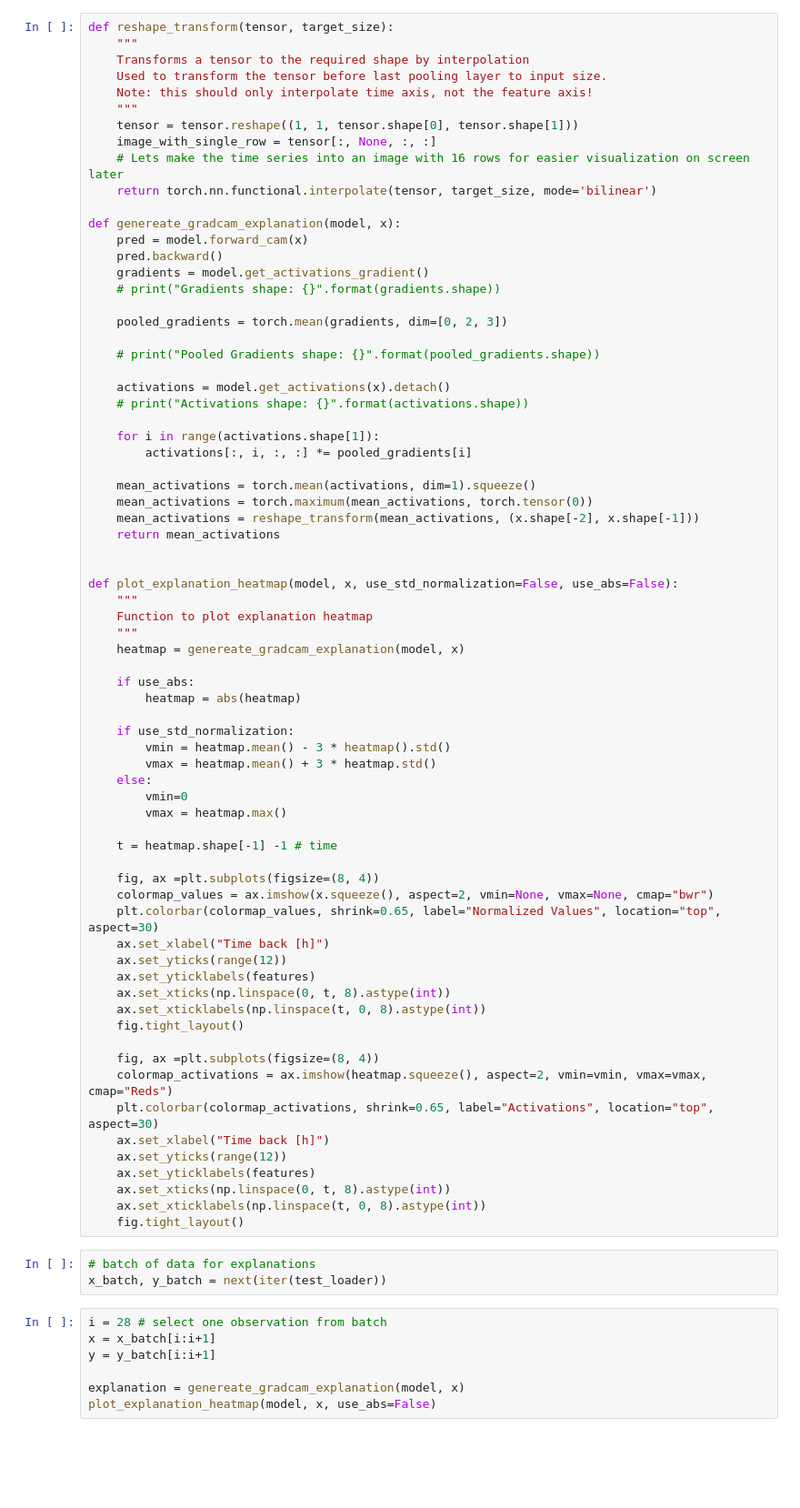
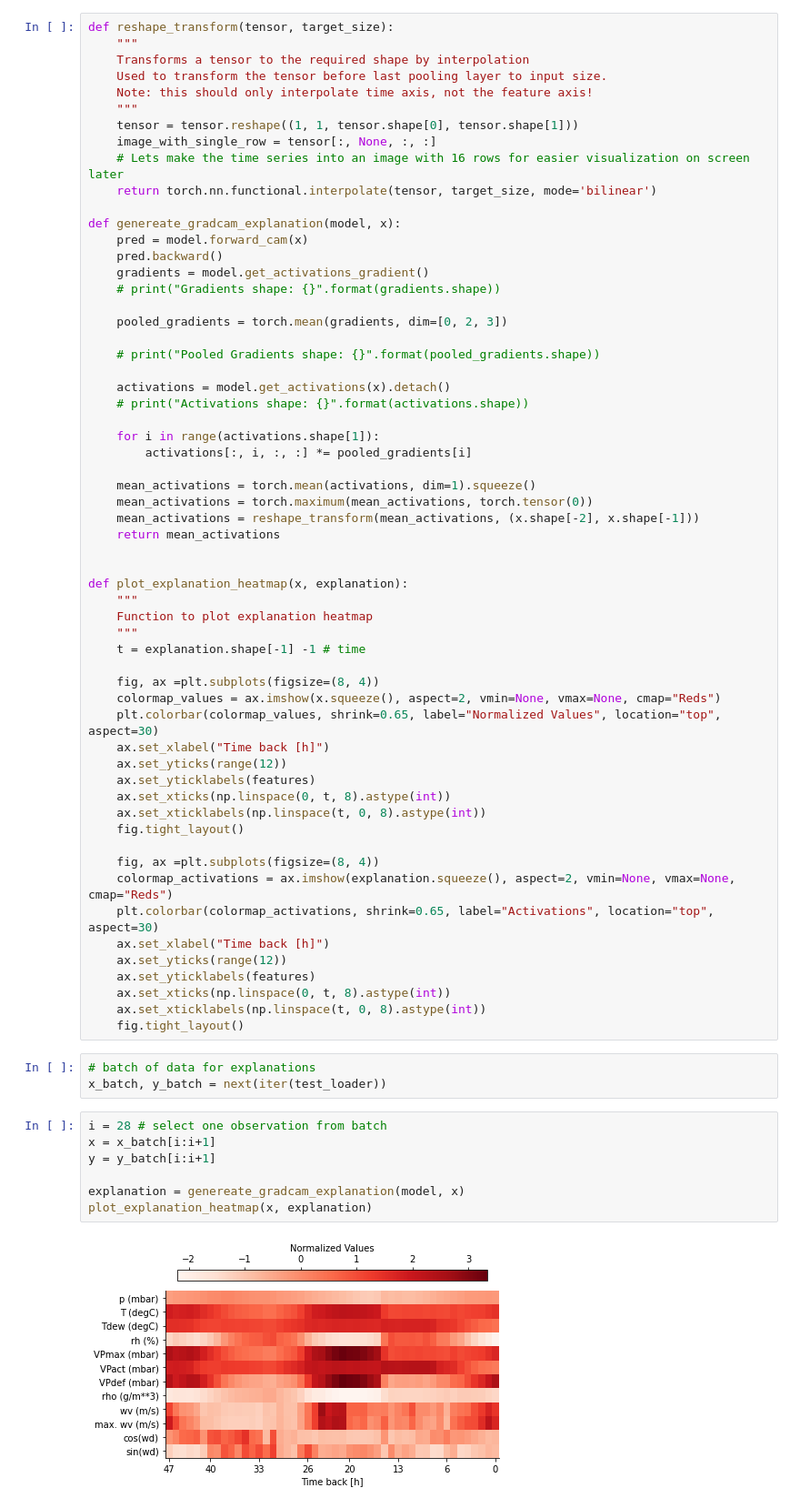
Before and after one commit to jjakubow/timeseries_cnn_xai, a Jupyter notebook: Time Series CNN + GradCAM.ipynb, the cells around one changed output. Shown: that part at 91% size. Drawn from its saved outputs; the diff is of its cells as text; blank space fills up the shorter version.

Commit message:
update visualization, add SHAP,  run notebook

```diff
--- a/Time Series CNN + GradCAM.ipynb
+++ b/Time Series CNN + GradCAM.ipynb
@@ -463,26 +523,14 @@ def genereate_gradcam_explanation(model, x):
     return mean_activations
 
 
-def plot_explanation_heatmap(model, x, use_std_normalization=False, use_abs=False):
+def plot_explanation_heatmap(x, explanation):
     """
     Function to plot explanation heatmap
     """
-    heatmap = genereate_gradcam_explanation(model, x)
-
-    if use_abs:
-        heatmap = abs(heatmap)
-
-    if use_std_normalization:
-        vmin = heatmap.mean() - 3 * heatmap().std()
-        vmax = heatmap.mean() + 3 * heatmap.std()
-    else:
-        vmin=0
-        vmax = heatmap.max()
-
-    t = heatmap.shape[-1] -1 # time
+    t = explanation.shape[-1] -1 # time
 
     fig, ax =plt.subplots(figsize=(8, 4))
-    colormap_values = ax.imshow(x.squeeze(), aspect=2, vmin=None, vmax=None, cmap="bwr")
+    colormap_values = ax.imshow(x.squeeze(), aspect=2, vmin=None, vmax=None, cmap="Reds")
     plt.colorbar(colormap_values, shrink=0.65, label="Normalized Values", location="top", aspect=30)
     ax.set_xlabel("Time back [h]")
     ax.set_yticks(range(12))
@@ -492,7 +540,7 @@ def plot_explanation_heatmap(model, x, use_std_normalization=False, use_abs=Fals
     fig.tight_layout()
 
     fig, ax =plt.subplots(figsize=(8, 4))
-    colormap_activations = ax.imshow(heatmap.squeeze(), aspect=2, vmin=vmin, vmax=vmax, cmap="Reds")
+    colormap_activations = ax.imshow(explanation.squeeze(), aspect=2, vmin=None, vmax=None, cmap="Reds")
     plt.colorbar(colormap_activations, shrink=0.65, label="Activations", location="top", aspect=30)
     ax.set_xlabel("Time back [h]")
     ax.set_yticks(range(12))
@@ -506,7 +554,9 @@ x_batch, y_batch = next(iter(test_loader))
 # %%
 i = 28 # select one observation from batch
 x = x_batch[i:i+1]
 y = y_batch[i:i+1]
 
 explanation = genereate_gradcam_explanation(model, x)
-plot_explanation_heatmap(model, x, use_abs=False)
+plot_explanation_heatmap(x, explanation)
+# %% [output]
+[figure, added]
```
Also changed, not shown: parts of 14 cells of this notebook.
